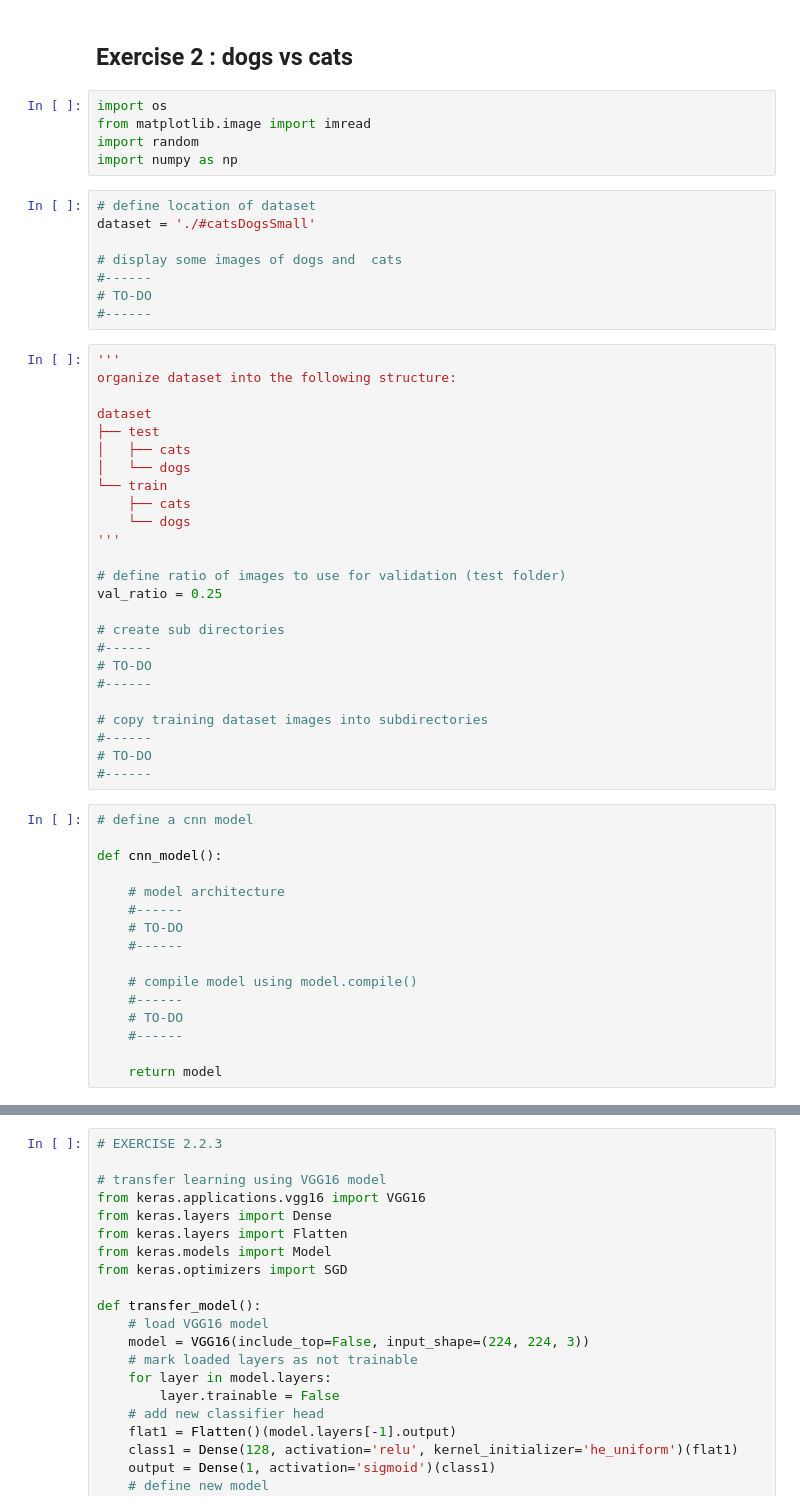
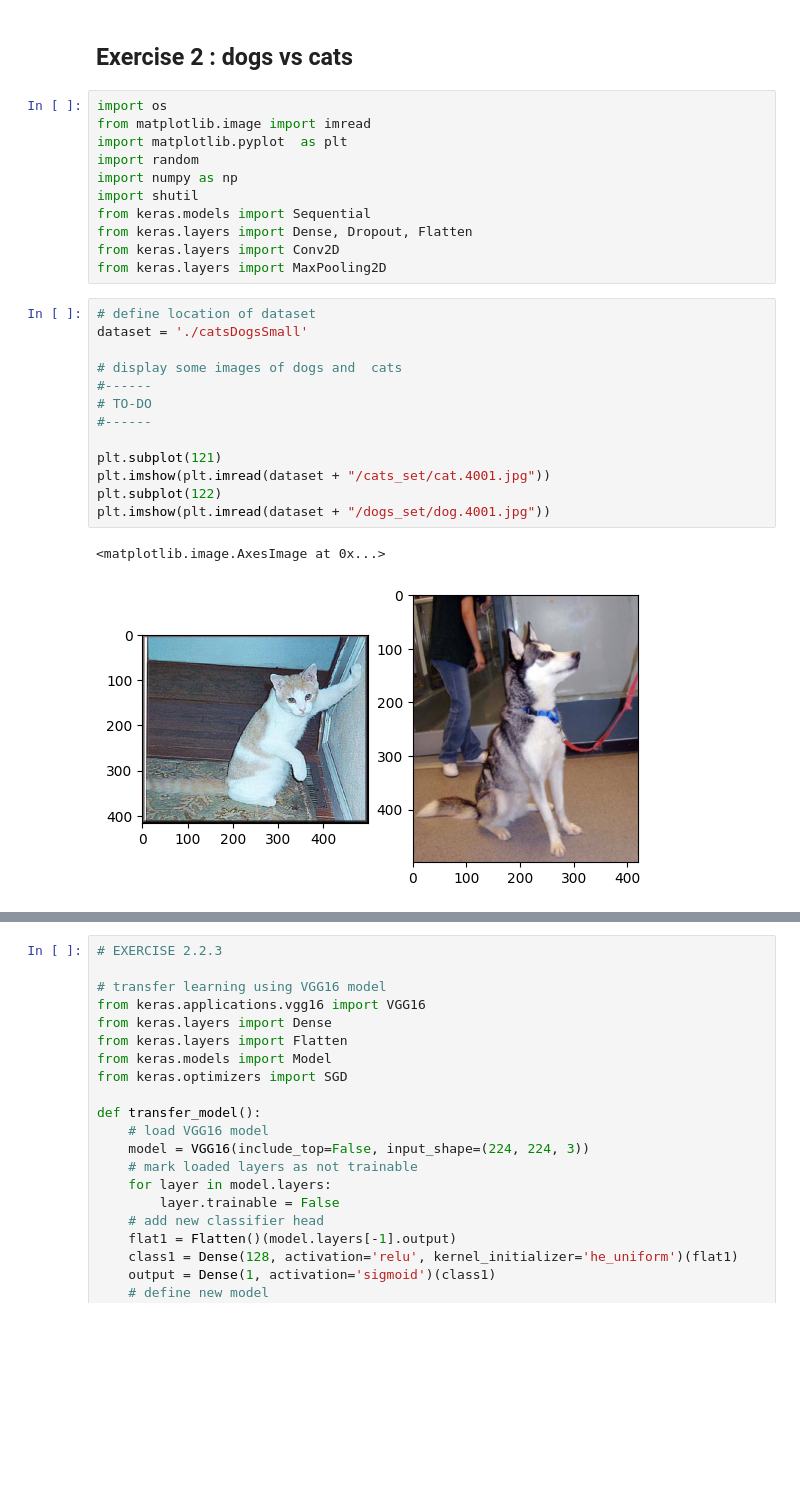
Before and after one commit to AquaBxSchool/2024-2025-ESIR-AA, a Jupyter notebook: TP Introduction/TP5-6_mnist_conv.ipynb, the cells around one changed output, grey strips where cells are left out. Drawn from its saved outputs; the diff is of its cells as text; blank space fills up the shorter version.

```diff
--- a/TP Introduction/TP5-6_mnist_conv.ipynb
+++ b/TP Introduction/TP5-6_mnist_conv.ipynb
@@ -98,54 +192,27 @@ model.summary()
 # %%
 import os
 from matplotlib.image import imread
+import matplotlib.pyplot  as plt
 import random
 import numpy as np
+import shutil
+from keras.models import Sequential
+from keras.layers import Dense, Dropout, Flatten
+from keras.layers import Conv2D
+from keras.layers import MaxPooling2D
 # %%
 # define location of dataset
-dataset = './#catsDogsSmall'
+dataset = './catsDogsSmall'
 
 # display some images of dogs and  cats
 #------
 # TO-DO
 #------
+
+plt.subplot(121)
+plt.imshow(plt.imread(dataset + "/cats_set/cat.4001.jpg"))
+plt.subplot(122)
+plt.imshow(plt.imread(dataset + "/dogs_set/dog.4001.jpg"))
+# %% [output]
+<matplotlib.image.AxesImage at 0x...>
+[figure, added]
-# %%
-'''
-organize dataset into the following structure:
-
-dataset
-├── test
-│   ├── cats
-│   └── dogs
-└── train
-    ├── cats
-    └── dogs
-'''
-
-# define ratio of images to use for validation (test folder)
-val_ratio = 0.25
-
-# create sub directories
-#------
-# TO-DO
-#------
-
-# copy training dataset images into subdirectories
-#------
-# TO-DO
-#------
-# %%
-# define a cnn model
-
-def cnn_model():
-
-    # model architecture
-    #------
-    # TO-DO
-    #------
-
-    # compile model using model.compile()
-    #------
-    # TO-DO
-    #------
-
-    return model
```
Also changed, not shown: parts of 13 cells of this notebook, 1 other file.
